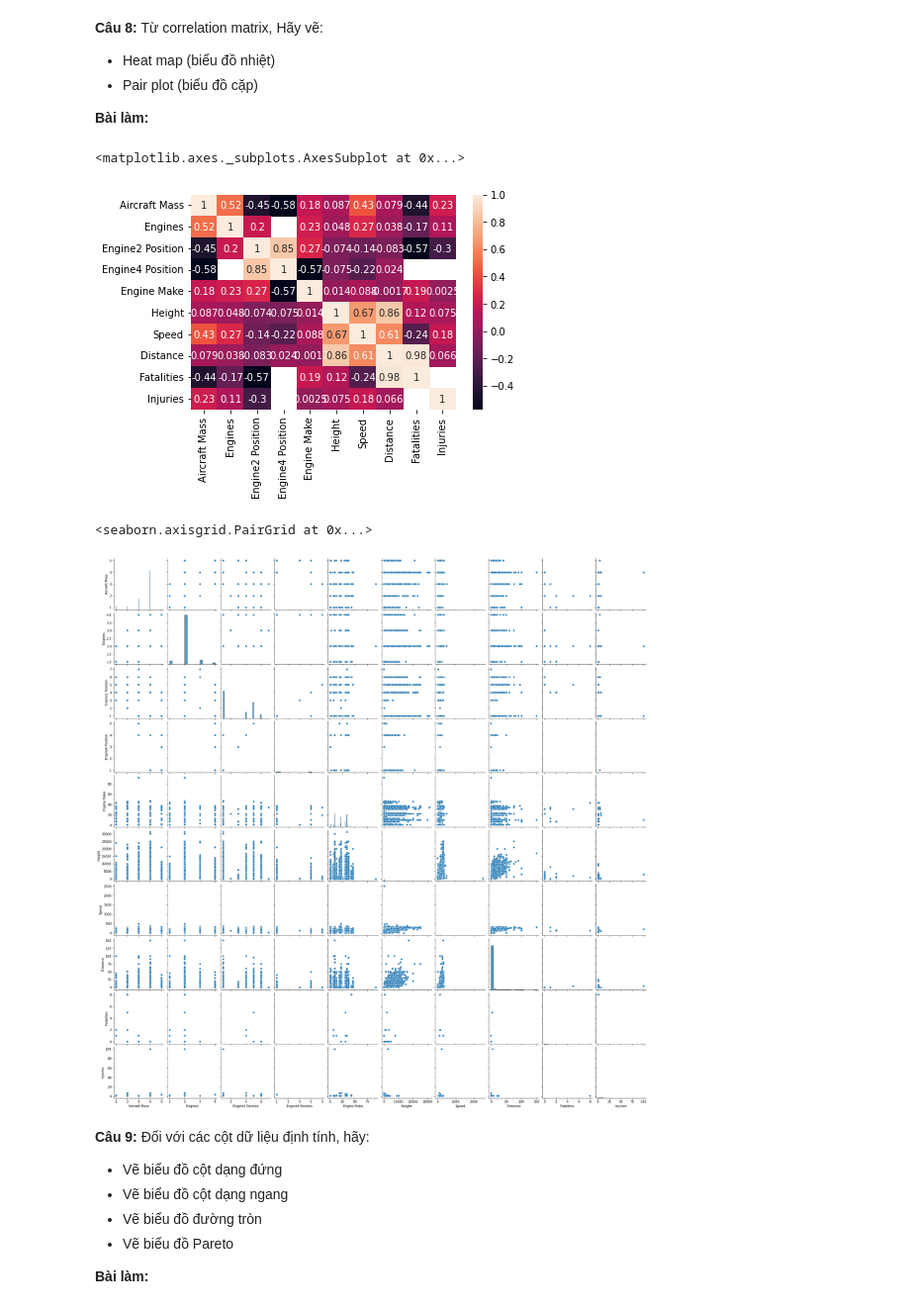
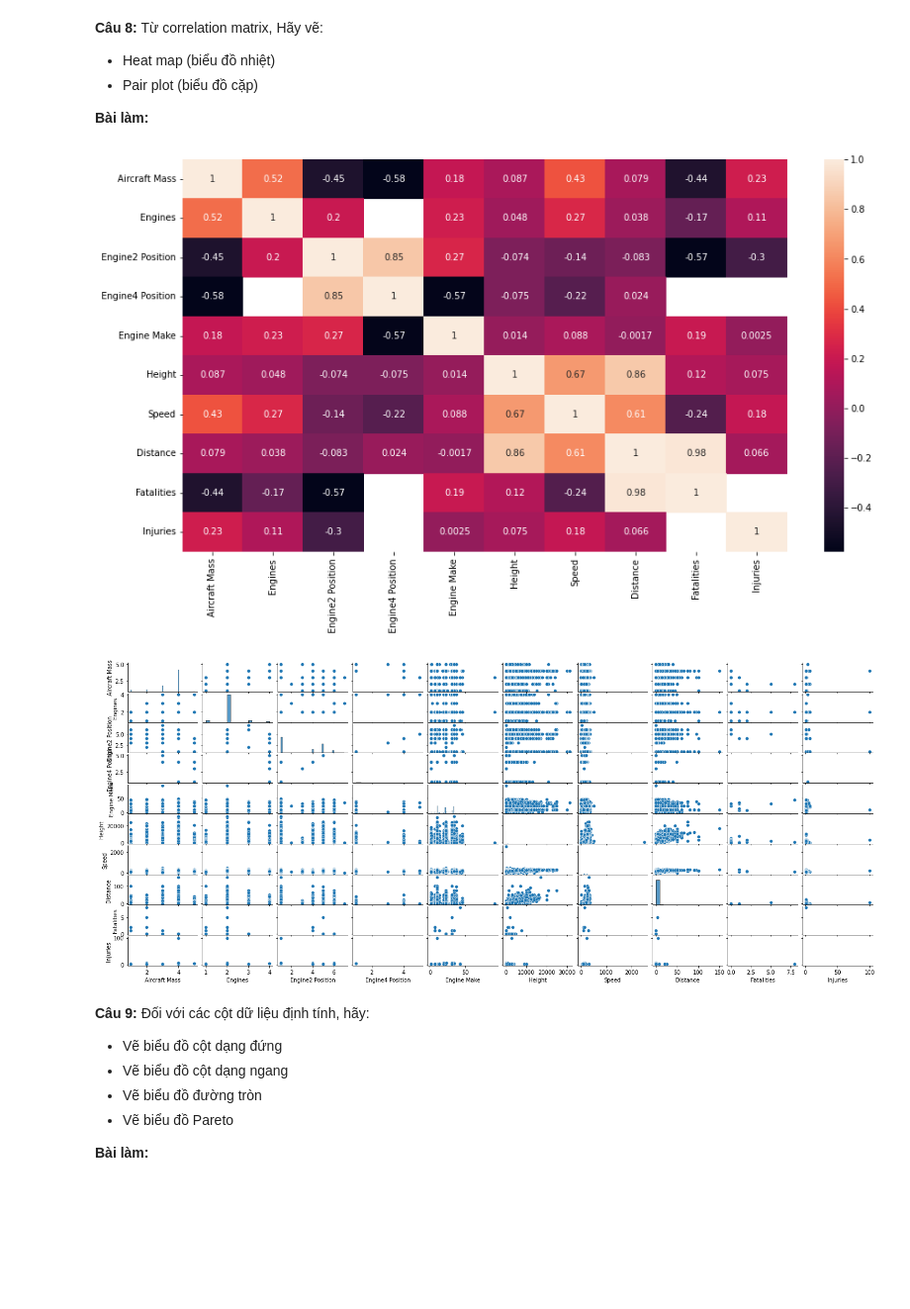
Before and after one commit to rekuantsun/PTDL-Python, a Jupyter notebook: Pandas_4.ipynb, the cells around one changed output. Shown at 99% size. Saved outputs shown, nothing was run; the diff lists cells and outputs as text; code cells hidden in the pictures; blank space fills up the shorter version.

```diff
--- a/Pandas_4.ipynb
+++ b/Pandas_4.ipynb
@@ -276,15 +276,15 @@ Injuries          1.000000
 # %%
 # Biểu đồ nhiệt từ bảng correlation (Heat map)
 sns.heatmap(corr_matrix, annot=True)
+plt.gcf().set_size_inches(15,8)
 # %% [output]
-<matplotlib.axes._subplots.AxesSubplot at 0x...>
-[figure, old version]
+[figure, new version]
 # %%
 # Biểu đồ cặp từ bảng correlation (Pair plot)
 sns.pairplot(df1)
+plt.gcf().set_size_inches(20,8)
 # %% [output]
-<seaborn.axisgrid.PairGrid at 0x...>
-[figure, old version]
+[figure, new version]
 # %% [markdown]
 **Câu 9:** Đối với các cột dữ liệu định tính, hãy:
 - Vẽ biểu đồ cột dạng đứng
```
Also changed, not shown: parts of 11 cells of this notebook.
